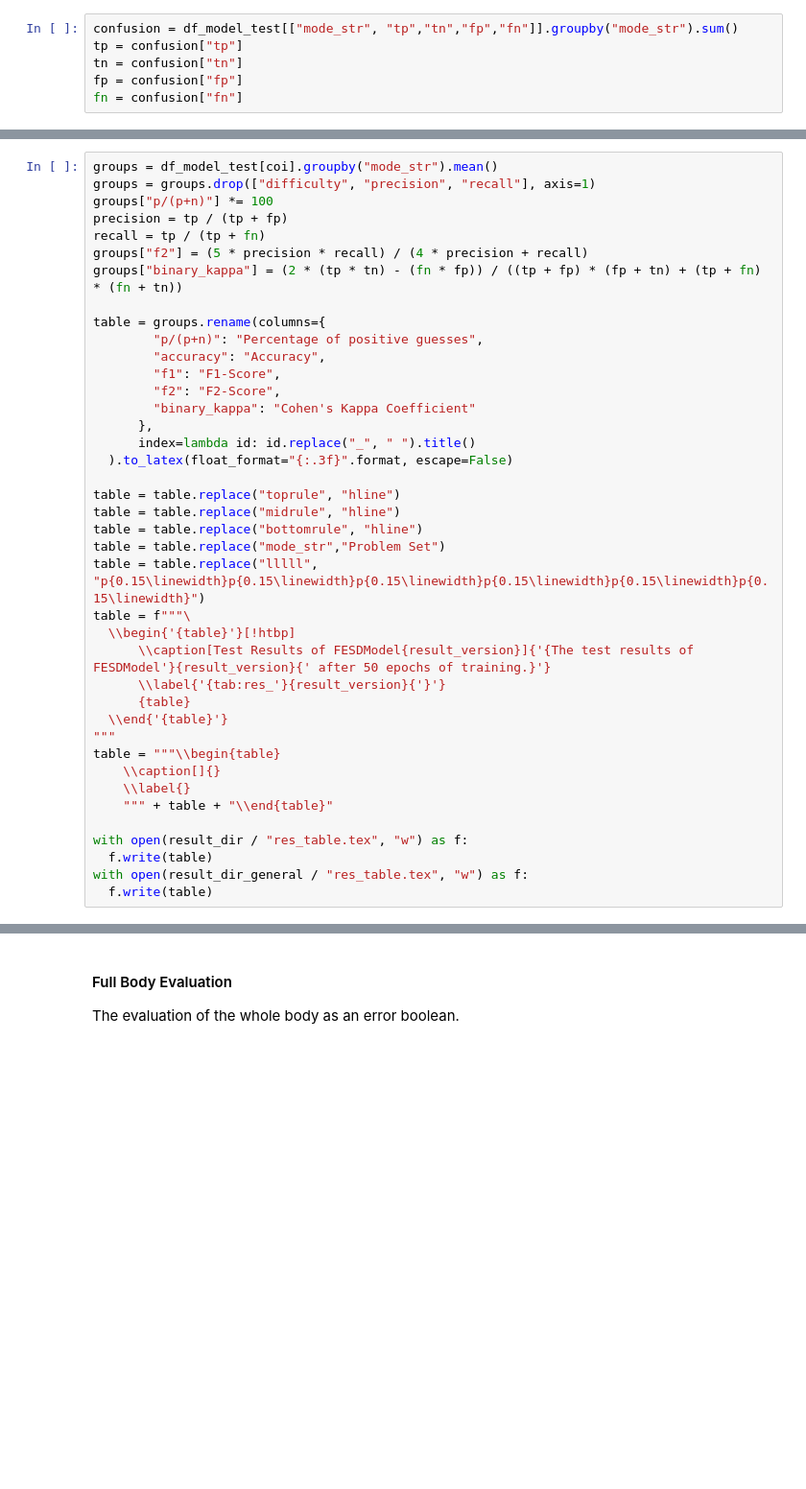
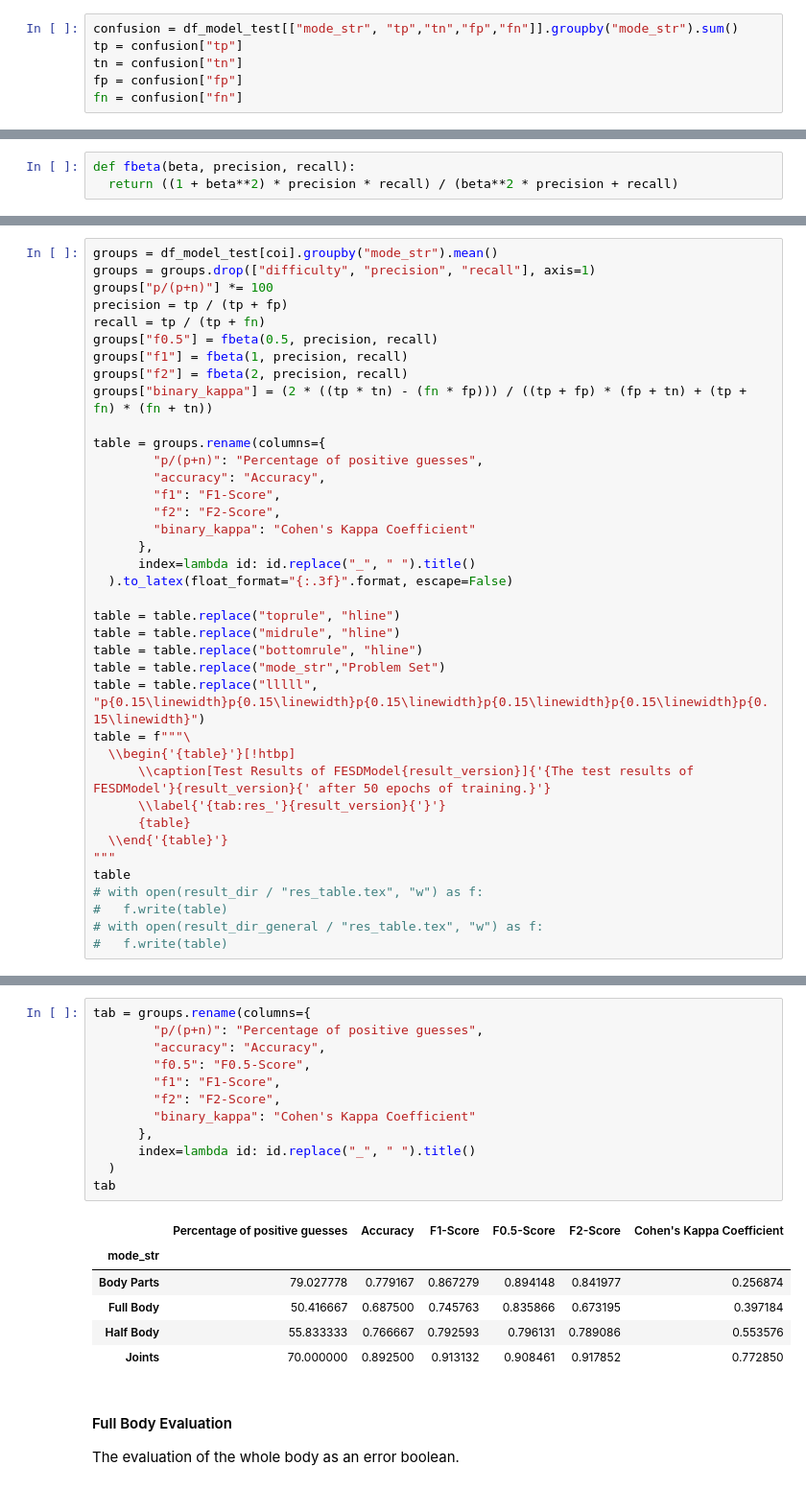
Before and after one commit to LeonardoPohl/FESD, a Jupyter notebook: FESDModel/ModelEvaluation.ipynb, the cells around one changed output, grey strips where cells are left out. Shown at 96% size. Drawn from its saved outputs; the diff is of its cells as text; blank space fills up the shorter version.

Commit message:
Fixed the table, it was wrong. Hopefully final version

```diff
--- a/FESDModel/ModelEvaluation.ipynb
+++ b/FESDModel/ModelEvaluation.ipynb
@@ -341,0 +337,3 @@ result_version
+# %%
+def fbeta(beta, precision, recall):
+  return ((1 + beta**2) * precision * recall) / (beta**2 * precision + recall)
@@ -345,8 +393,10 @@ groups = groups.drop(["difficulty", "precision", "recall"], axis=1)
 groups["p/(p+n)"] *= 100
 precision = tp / (tp + fp)
 recall = tp / (tp + fn)
-groups["f2"] = (5 * precision * recall) / (4 * precision + recall)
-groups["binary_kappa"] = (2 * (tp * tn) - (fn * fp)) / ((tp + fp) * (fp + tn) + (tp + fn) * (fn + tn))
+groups["f0.5"] = fbeta(0.5, precision, recall)
+groups["f1"] = fbeta(1, precision, recall)
+groups["f2"] = fbeta(2, precision, recall)
+groups["binary_kappa"] = (2 * ((tp * tn) - (fn * fp))) / ((tp + fp) * (fp + tn) + (tp + fn) * (fn + tn))
 
 table = groups.rename(columns={
         "p/(p+n)": "Percentage of positive guesses",
@@ -370,12 +420,8 @@ table = f"""\
       {table}
   \\end{'{table}'}
 """
-table = """\\begin{table}
-    \\caption[]{}
-    \\label{}
-    """ + table + "\\end{table}"
-
-with open(result_dir / "res_table.tex", "w") as f:
-  f.write(table)
-with open(result_dir_general / "res_table.tex", "w") as f:
-  f.write(table)
+table
+# with open(result_dir / "res_table.tex", "w") as f:
+#   f.write(table)
+# with open(result_dir_general / "res_table.tex", "w") as f:
+#   f.write(table)
@@ -382,3 +430,22 @@ with open(result_dir_general / "res_table.tex", "w") as f:
+# %%
+tab = groups.rename(columns={
+        "p/(p+n)": "Percentage of positive guesses",
+        "accuracy": "Accuracy",
+        "f0.5": "F0.5-Score",
+        "f1": "F1-Score",
+        "f2": "F2-Score",
+        "binary_kappa": "Cohen's Kappa Coefficient"
+      },
+      index=lambda id: id.replace("_", " ").title()
+  )
+tab
+# %% [output]
+|  | Percentage of positive guesses | Accuracy | F1-Score | F0.5-Score | F2-Score | Cohen's Kappa Coefficient |
+| mode_str |  |  |  |  |  |  |
+| Body Parts | 79.027778 | 0.779167 | 0.867279 | 0.894148 | 0.841977 | 0.256874 |
+| Full Body | 50.416667 | 0.687500 | 0.745763 | 0.835866 | 0.673195 | 0.397184 |
+| Half Body | 55.833333 | 0.766667 | 0.792593 | 0.796131 | 0.789086 | 0.553576 |
+| Joints | 70.000000 | 0.892500 | 0.913132 | 0.908461 | 0.917852 | 0.772850 |
 # %% [markdown]
 #### Full Body Evaluation
 
```
Also changed, not shown: parts of 9 cells of this notebook, 22 other files.
